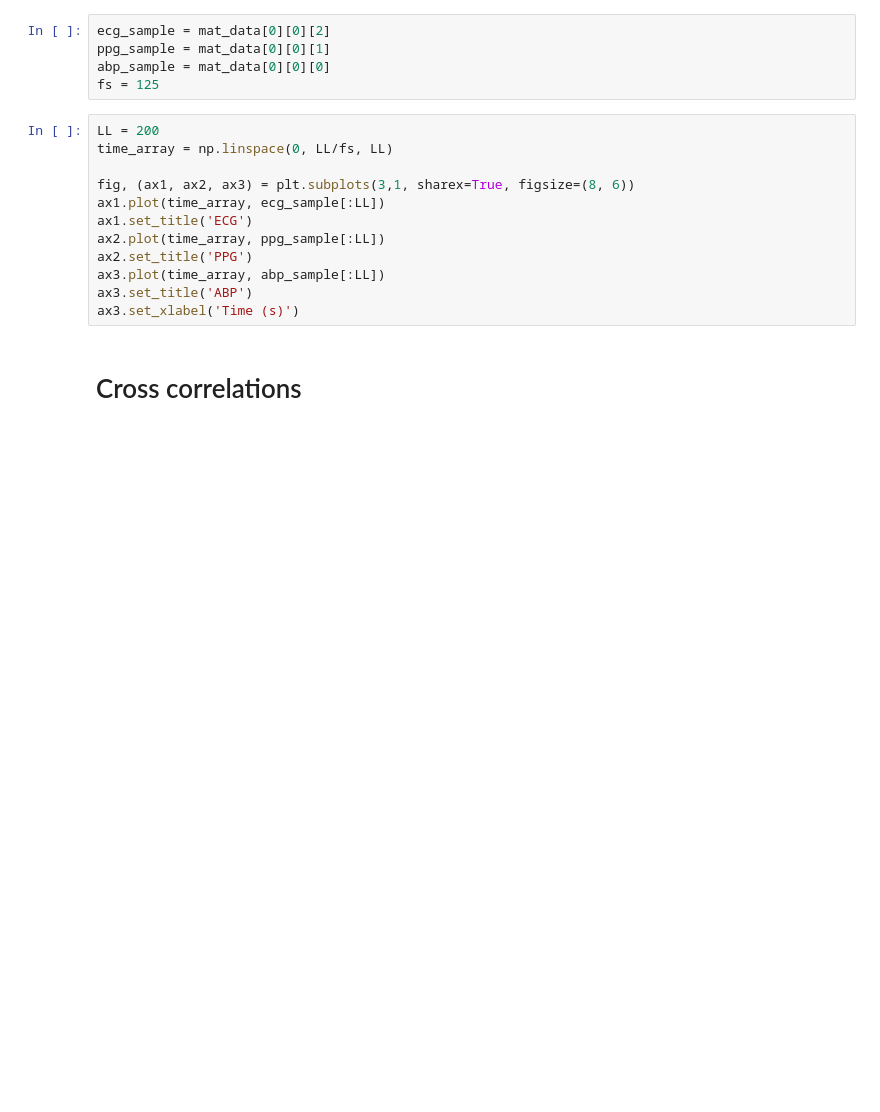
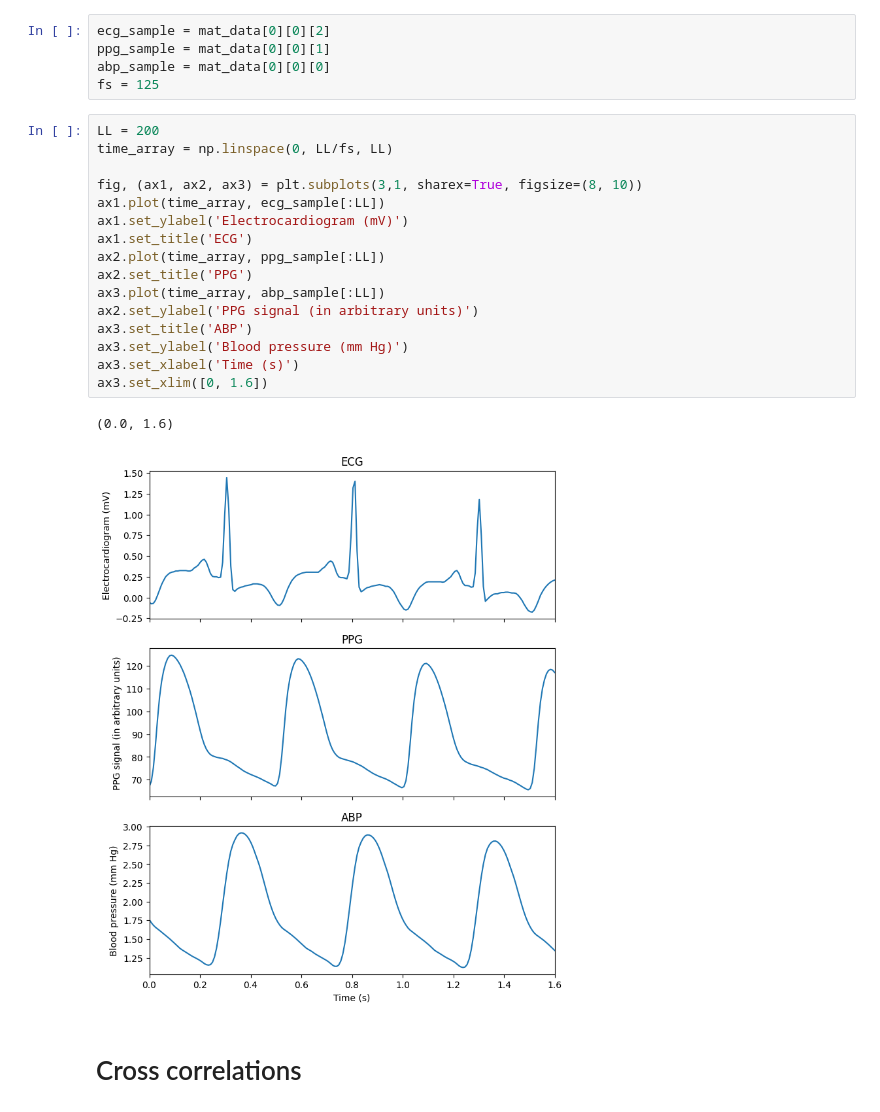
Before and after one commit to hjalalin/ecg-bp-estimation, a Jupyter notebook: 0_visualizing_signals.ipynb, the cells around one changed output. Saved outputs shown, nothing was run; the diff lists cells and outputs as text; blank space fills up the shorter version.

Commit message:
Kaggle Notebook | Visualizing Signals | Version 20

```diff
--- a/0_visualizing_signals.ipynb
+++ b/0_visualizing_signals.ipynb
@@ -37,15 +51,22 @@ fs = 125
 # %%
 LL = 200
 time_array = np.linspace(0, LL/fs, LL)
 
-fig, (ax1, ax2, ax3) = plt.subplots(3,1, sharex=True, figsize=(8, 6))
+fig, (ax1, ax2, ax3) = plt.subplots(3,1, sharex=True, figsize=(8, 10))
 ax1.plot(time_array, ecg_sample[:LL])
+ax1.set_ylabel('Electrocardiogram (mV)')
 ax1.set_title('ECG')
 ax2.plot(time_array, ppg_sample[:LL])
 ax2.set_title('PPG')
 ax3.plot(time_array, abp_sample[:LL])
+ax2.set_ylabel('PPG signal (in arbitrary units)')
 ax3.set_title('ABP')
+ax3.set_ylabel('Blood pressure (mm Hg)')
 ax3.set_xlabel('Time (s)')
+ax3.set_xlim([0, 1.6])
+# %% [output]
+(0.0, 1.6)
+[figure, added]
 # %% [markdown]
 # Cross correlations
 # %%
```
Also changed, not shown: parts of 2 cells of this notebook.
